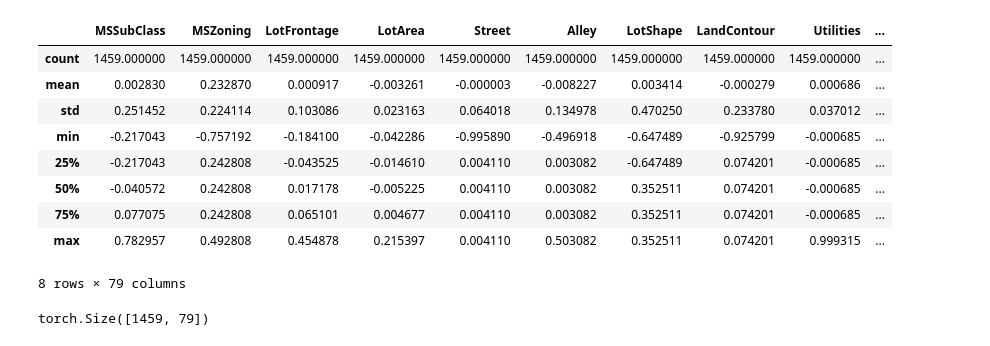
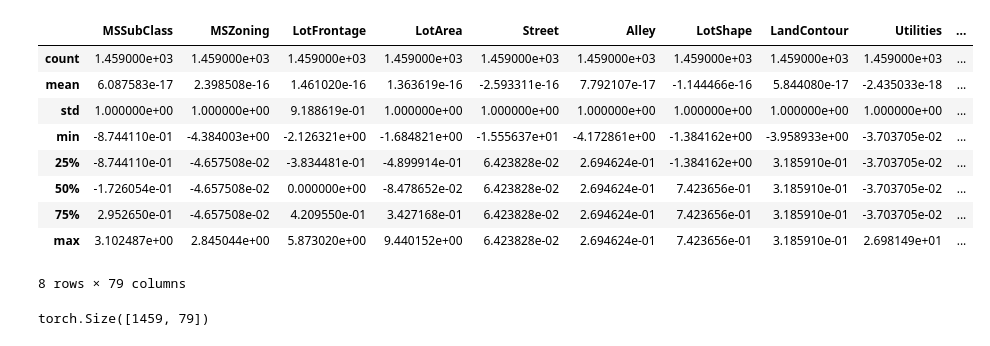
Before and after one commit to Fortitude42/Kaggle, a Jupyter notebook: HousePrices.ipynb, the cells around one changed output. Drawn from its saved outputs; the diff is of its cells as text; code cells hidden in the pictures.

```diff
--- a/HousePrices.ipynb
+++ b/HousePrices.ipynb
@@ -3,5 +3,25 @@ import torch
 import pandas as pd
 import torch.nn as nn
 from pandas import DataFrame
+# %%
+from sklearn.preprocessing import LabelEncoder
+le = LabelEncoder()
+
+mean, std = dict(), dict()
+
+def normalize(df, train):
+    for col in df:
+        if df[col].dtype == object:
+            le.fit(df[col])
+            df[col] = le.transform(df[col])
+
+        df[col] = df[col].astype(float)
+
+        if train:
+            mean[col] = df[col].mean()
+            std[col] = df[col].std()
+
+        df[col].fillna(mean[col], inplace=True)
+        df[col] = (df[col] - mean[col]) / std[col]
 # %%
 train_df = pd.read_csv('/kaggle/input/house-prices-advanced-regression-techniques/train.csv', index_col=0)
@@ -130,12 +210,2 @@ for epoch in range(epoch_count):
 # %%
 test_df = pd.read_csv('/kaggle/input/house-prices-advanced-regression-techniques/test.csv', index_col=0)
-# %%
-numeric_columns.remove('SalePrice')
-test_df[numeric_columns] = test_df[numeric_columns].fillna(0)
-test_df[object_columns] = test_df[object_columns].fillna('NA')
-# %%
-for col in object_columns:
-    le.fit(test_df[col])
-    test_df[col] = le.transform(test_df[col])
-
-test_df[object_columns].head(5)
@@ -153,19 +212,17 @@ train_df = train_df.astype(float)
-# %%
-for col in test_df:
-    test_df[col] = (test_df[col] - means[col]) / (maxs[col] - mins[col])
-
-test_df.describe()
-# %% [output]
-|  | MSSubClass | MSZoning | LotFrontage | LotArea | Street | Alley | LotShape | LandContour | Utilities | ... |
-| count | 1459.000000 | 1459.000000 | 1459.000000 | 1459.000000 | 1459.000000 | 1459.000000 | 1459.000000 | 1459.000000 | 1459.000000 | ... |
-| mean | 0.002830 | 0.232870 | 0.000917 | -0.003261 | -0.000003 | -0.008227 | 0.003414 | -0.000279 | 0.000686 | ... |
-| std | 0.251452 | 0.224114 | 0.103086 | 0.023163 | 0.064018 | 0.134978 | 0.470250 | 0.233780 | 0.037012 | ... |
-| min | -0.217043 | -0.757192 | -0.184100 | -0.042286 | -0.995890 | -0.496918 | -0.647489 | -0.925799 | -0.000685 | ... |
-| 25% | -0.217043 | 0.242808 | -0.043525 | -0.014610 | 0.004110 | 0.003082 | -0.647489 | 0.074201 | -0.000685 | ... |
-| 50% | -0.040572 | 0.242808 | 0.017178 | -0.005225 | 0.004110 | 0.003082 | 0.352511 | 0.074201 | -0.000685 | ... |
-| 75% | 0.077075 | 0.242808 | 0.065101 | 0.004677 | 0.004110 | 0.003082 | 0.352511 | 0.074201 | -0.000685 | ... |
-| max | 0.782957 | 0.492808 | 0.454878 | 0.215397 | 0.004110 | 0.503082 | 0.352511 | 0.074201 | 0.999315 | ... |
-8 rows × 79 columns
+# %%
+normalize(test_df, True)
+test_df.describe()
+# %% [output]
+|  | MSSubClass | MSZoning | LotFrontage | LotArea | Street | Alley | LotShape | LandContour | Utilities | ... |
+| count | 1.459000e+03 | 1.459000e+03 | 1.459000e+03 | 1.459000e+03 | 1.459000e+03 | 1.459000e+03 | 1.459000e+03 | 1.459000e+03 | 1.459000e+03 | ... |
+| mean | 6.087583e-17 | 2.398508e-16 | 1.461020e-16 | 1.363619e-16 | -2.593311e-16 | 7.792107e-17 | -1.144466e-16 | 5.844080e-17 | -2.435033e-18 | ... |
+| std | 1.000000e+00 | 1.000000e+00 | 9.188619e-01 | 1.000000e+00 | 1.000000e+00 | 1.000000e+00 | 1.000000e+00 | 1.000000e+00 | 1.000000e+00 | ... |
+| min | -8.744110e-01 | -4.384003e+00 | -2.126321e+00 | -1.684821e+00 | -1.555637e+01 | -4.172861e+00 | -1.384162e+00 | -3.958933e+00 | -3.703705e-02 | ... |
+| 25% | -8.744110e-01 | -4.657508e-02 | -3.834481e-01 | -4.899914e-01 | 6.423828e-02 | 2.694624e-01 | -1.384162e+00 | 3.185910e-01 | -3.703705e-02 | ... |
+| 50% | -1.726054e-01 | -4.657508e-02 | 0.000000e+00 | -8.478652e-02 | 6.423828e-02 | 2.694624e-01 | 7.423656e-01 | 3.185910e-01 | -3.703705e-02 | ... |
+| 75% | 2.952650e-01 | -4.657508e-02 | 4.209550e-01 | 3.427168e-01 | 6.423828e-02 | 2.694624e-01 | 7.423656e-01 | 3.185910e-01 | -3.703705e-02 | ... |
+| max | 3.102487e+00 | 2.845044e+00 | 5.873020e+00 | 9.440152e+00 | 6.423828e-02 | 2.694624e-01 | 7.423656e-01 | 3.185910e-01 | 2.698149e+01 | ... |
+8 rows × 79 columns
 # %%
 x_tensor = torch.tensor(test_df.iloc[:, :].values, dtype=float)
 x_tensor.shape
```
Also changed, not shown: parts of 21 cells of this notebook.
